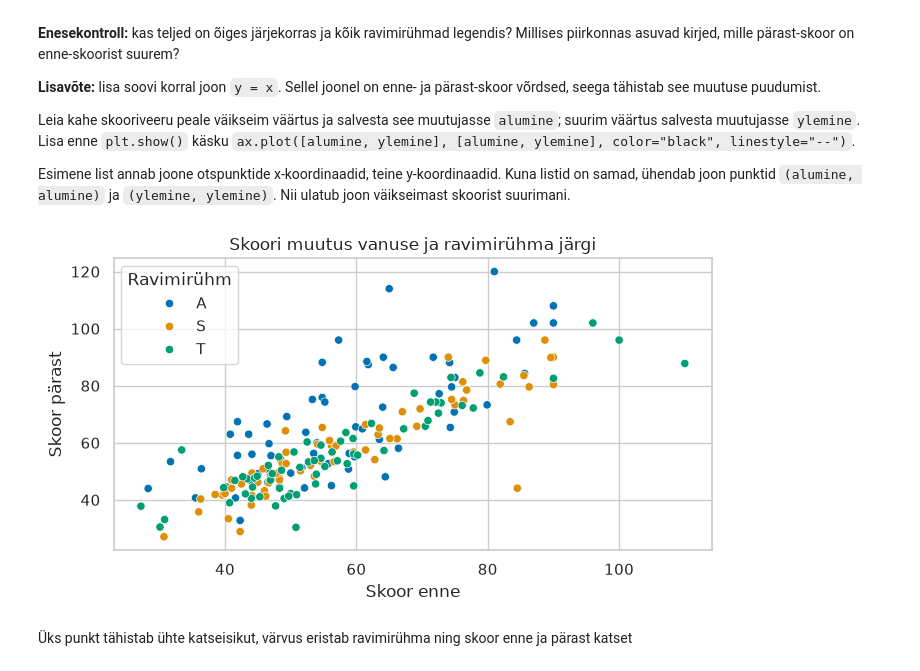
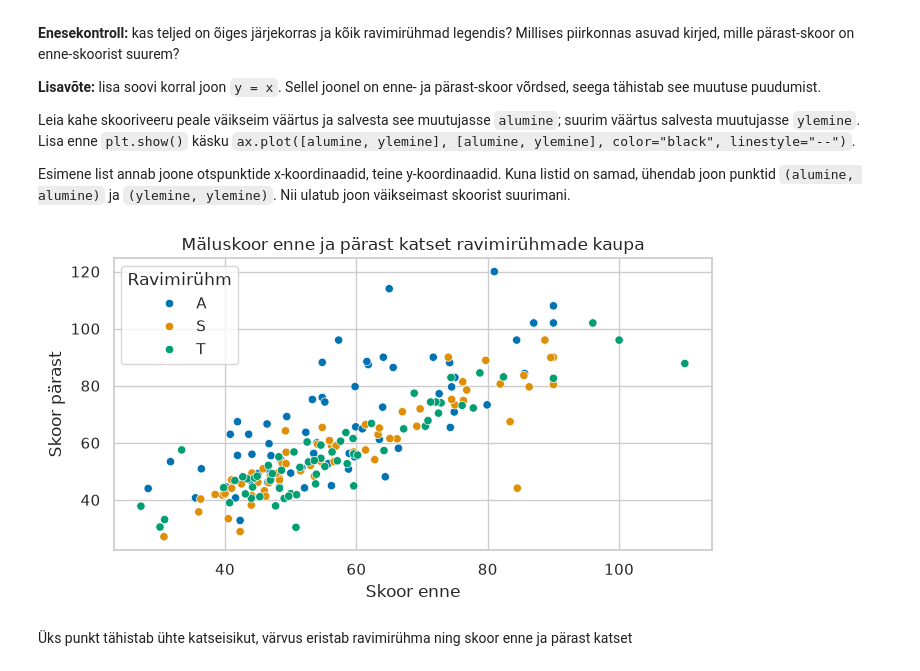
Before and after one commit to andrestern94/Andre-Stern, a Jupyter notebook: harjutused/Seaborn.ipynb, the cells around one changed output. Cells and saved outputs as stored; diff of their text form; code cells hidden in the pictures.

```diff
--- a/harjutused/Seaborn.ipynb
+++ b/harjutused/Seaborn.ipynb
@@ -142,13 +142,13 @@ Esimene list annab joone otspunktide x-koordinaadid, teine y-koordinaadid. Kuna
 # %%
 fig, ax = plt.subplots(figsize=(7, 4))
 sns.scatterplot(data=algandmed, x="Mem_Score_Before", y="Mem_Score_After", hue="Drug", ax=ax)
 
-ax.set(title="Skoori muutus vanuse ja ravimirühma järgi", xlabel="Skoor enne", ylabel="Skoor pärast")
+ax.set(title="Mäluskoor enne ja pärast katset ravimirühmade kaupa", xlabel="Skoor enne", ylabel="Skoor pärast")
 ax.legend(title="Ravimirühm")
 fig.tight_layout()
 plt.show()
 # %% [output]
-[figure, old version]
+[figure, new version]
 # %% [markdown]
 Üks punkt tähistab ühte katseisikut, värvus eristab ravimirühma ning skoor enne ja pärast katset
 # %% [markdown]
```
Also changed, not shown: parts of 6 cells of this notebook, 1 other file.
